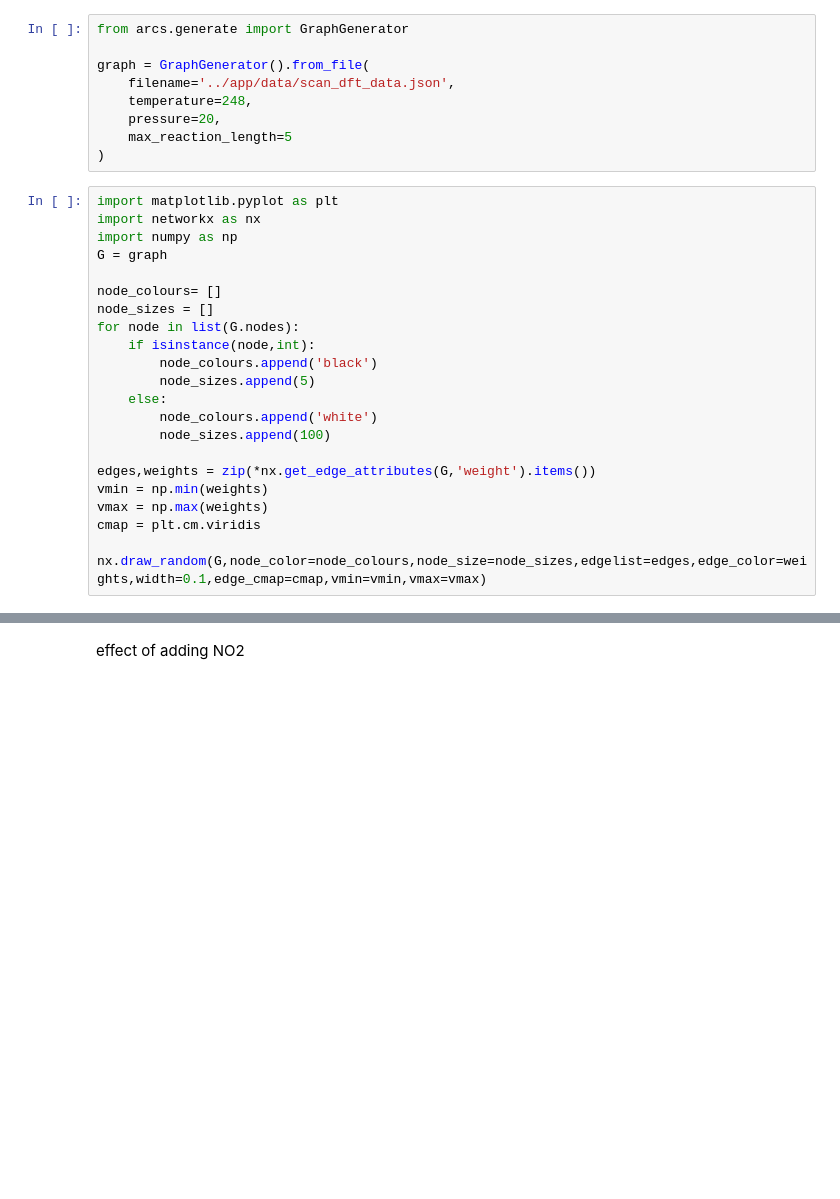
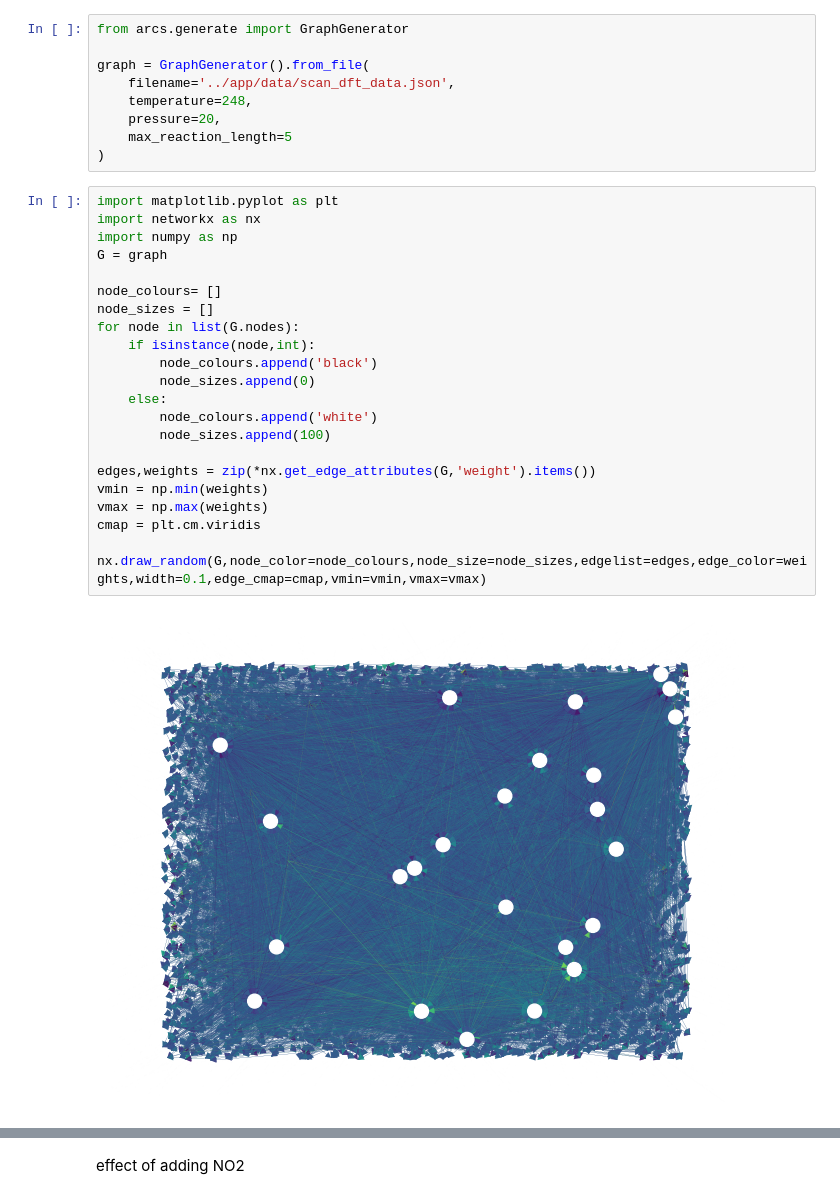
Before and after one commit to equinor/arcs, a Jupyter notebook: examples/example1.ipynb, the cells around one changed output, grey strips where cells are left out. Drawn from its saved outputs; the diff is of its cells as text; blank space fills up the shorter version.

```diff
--- a/examples/example1.ipynb
+++ b/examples/example1.ipynb
@@ -13,23 +16,25 @@ graph = GraphGenerator().from_file(
 # %%
 import matplotlib.pyplot as plt
 import networkx as nx
 import numpy as np
 G = graph
 
 node_colours= []
 node_sizes = []
 for node in list(G.nodes):
     if isinstance(node,int):
         node_colours.append('black')
-        node_sizes.append(5)
+        node_sizes.append(0)
     else:
         node_colours.append('white')
         node_sizes.append(100)
 
 edges,weights = zip(*nx.get_edge_attributes(G,'weight').items())
 vmin = np.min(weights)
 vmax = np.max(weights)
 cmap = plt.cm.viridis
 
 nx.draw_random(G,node_color=node_colours,node_size=node_sizes,edgelist=edges,edge_color=weights,width=0.1,edge_cmap=cmap,vmin=vmin,vmax=vmax)
+# %% [output]
+[figure, added]
 # %%
```
Also changed, not shown: parts of 19 cells of this notebook, 3 other files.
